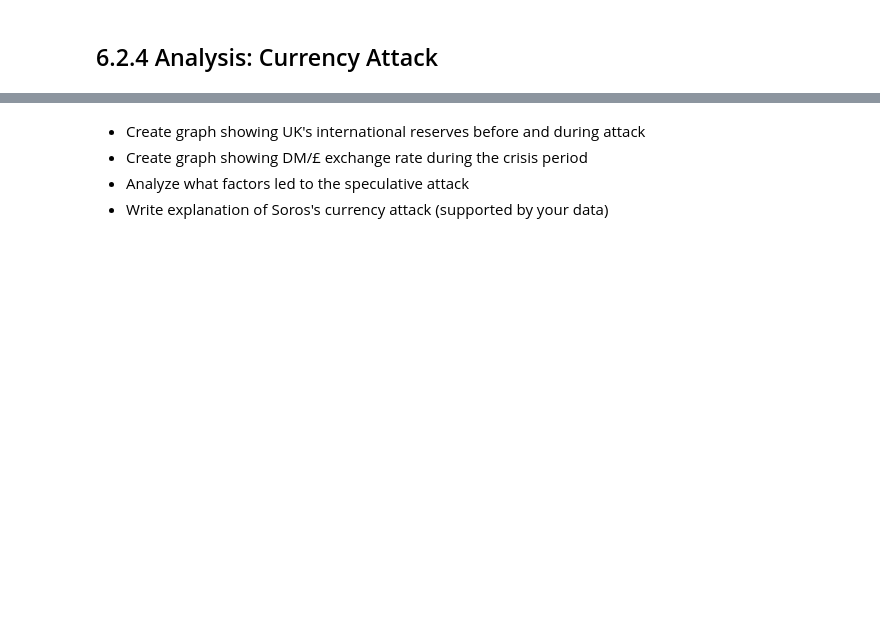
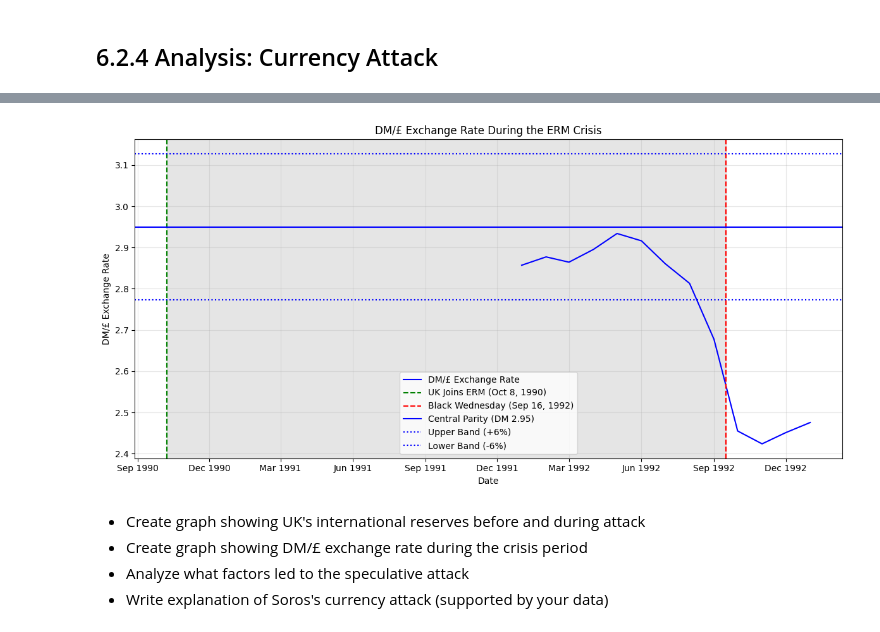
Before and after one commit to Srini-Varma/ec1b1_project, a Jupyter notebook: 6_Extension.ipynb, the cells around one changed output, grey strips where cells are left out. Cells and saved outputs as stored; diff of their text form; code cells hidden in the pictures; blank space fills up the shorter version.

```diff
--- a/6_Extension.ipynb
+++ b/6_Extension.ipynb
@@ -77,3 +296,23 @@ Date range: Apr 1989 to Sep 1994
+# %%
+crisis_period_data = merged_data[(merged_data['Date'] >= pd.to_datetime('1992-01-01')) &
+                                (merged_data['Date'] <= pd.to_datetime('1993-01-01'))].copy()
+
+# Plot DM/£ exchange rate during the crisis period
+fig, ax = plt_with_erm_period(
+    crisis_period_data['Date'],
+    crisis_period_data['DM_Pound_Rate'],
+    'DM/£ Exchange Rate During the ERM Crisis',
+    'DM/£ Exchange Rate'
+)
+# Add horizontal line for the central parity rate
+ax.axhline(y=2.95, color='blue', linestyle='-', label='Central Parity (DM 2.95)')
+# Add horizontal lines for the permitted fluctuation band (6%)
+ax.axhline(y=2.95 * 1.06, color='blue', linestyle=':', label='Upper Band (+6%)')
+ax.axhline(y=2.95 * 0.94, color='blue', linestyle=':', label='Lower Band (-6%)')
+ax.legend()
+plt.show()
+# %% [output]
+[figure, added]
 # %% [markdown]
 - Create graph showing UK's international reserves before and during attack
 - Create graph showing DM/£ exchange rate during the crisis period
```
Also changed, not shown: parts of 31 cells of this notebook.
